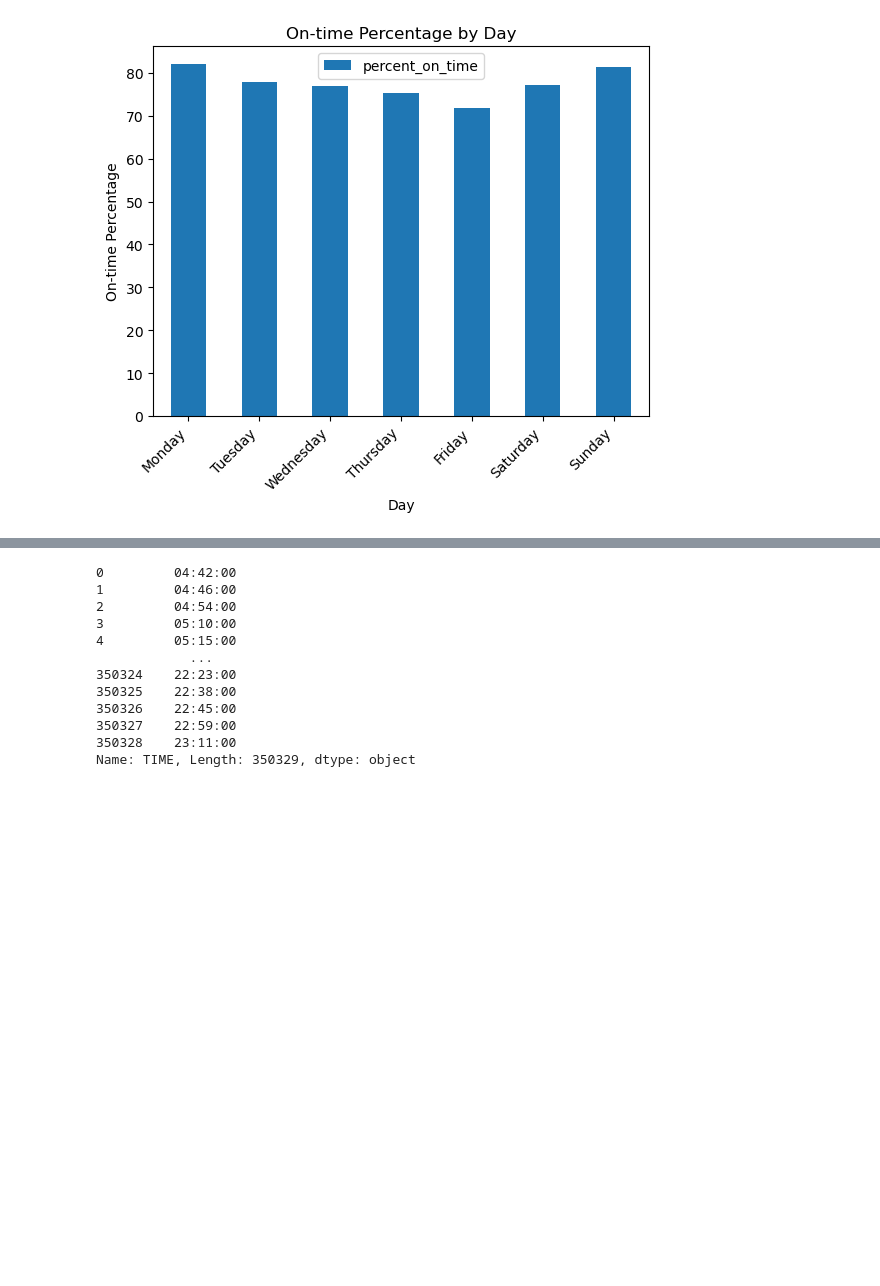
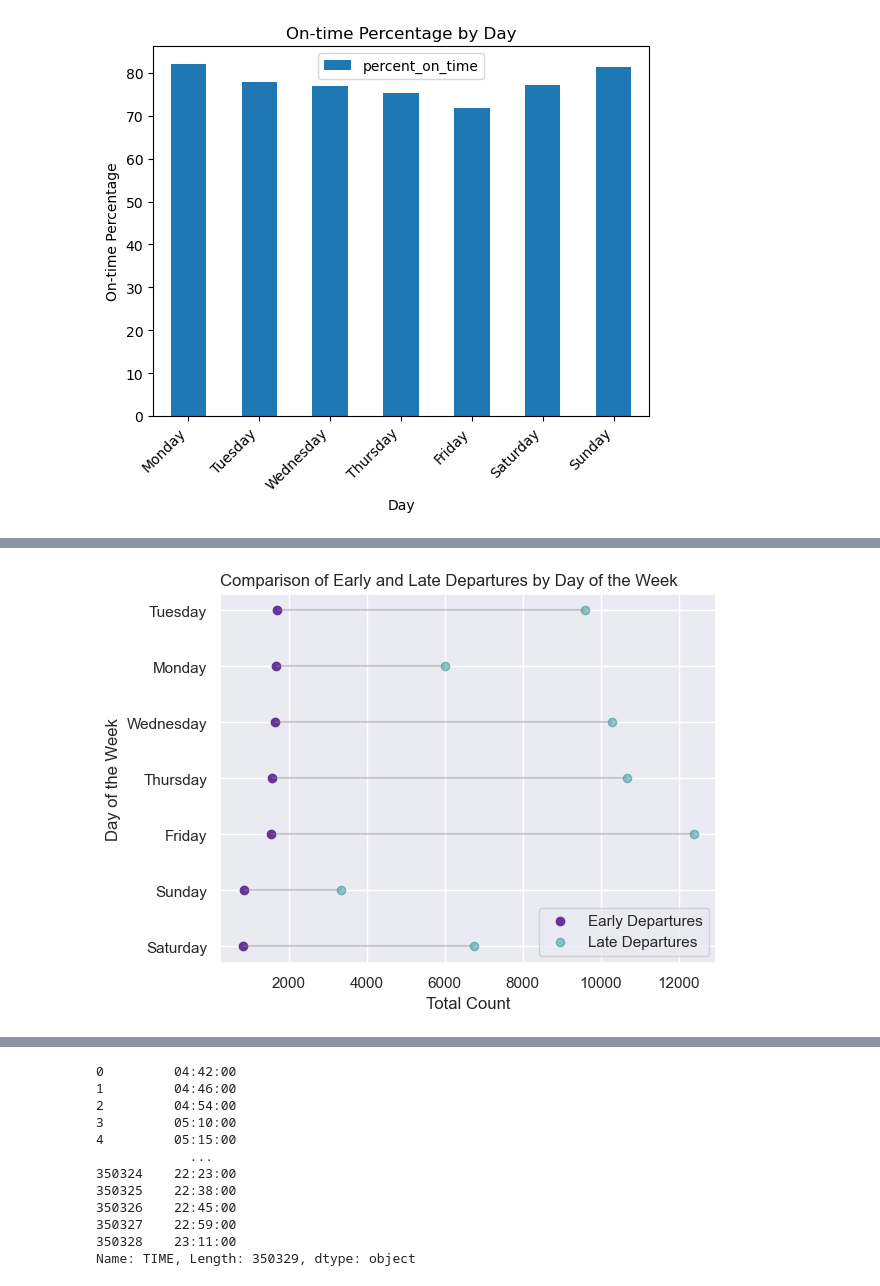
Before and after one commit to NSS-Data-Analytics-Cohort-12/wego-python-da12-pumpkin-py-latte, a Jupyter notebook: notebooks/WeGo_AimeeJohnson.ipynb, the cells around one changed output, grey strips where cells are left out. Saved outputs shown, nothing was run; the diff lists cells and outputs as text; code cells hidden in the pictures; blank space fills up the shorter version.

```diff
--- a/notebooks/WeGo_AimeeJohnson.ipynb
+++ b/notebooks/WeGo_AimeeJohnson.ipynb
@@ -304,3 +326,36 @@ merged_day_times = merged_day_times.sort_values('DAY')
+# %%
+#https://python-graph-gallery.com/184-lollipop-plot-with-2-groups/
+
+# libraries
+import numpy as np
+import pandas as pd
+import matplotlib.pyplot as plt
+
+# Create a dataframe
+#value1=np.random.uniform(size=20)
+#value2=value1+np.random.uniform(size=20)/4
+df = merged_day_times
+
+# Reorder it following the values of the first value:
+ordered_df = df.sort_values(by='ADJUSTED_EARLY_COUNT')
+my_range=range(1,len(df.index)+1)
+
+# The horizontal plot is made using the hline function
+plt.hlines(y=my_range, xmin=ordered_df['ADJUSTED_EARLY_COUNT'], xmax=ordered_df['ADJUSTED_LATE_COUNT'], color='grey', alpha=0.4)
+plt.scatter(ordered_df['ADJUSTED_EARLY_COUNT'], my_range, color='rebeccapurple', alpha=1, label='Early Departures')
+plt.scatter(ordered_df['ADJUSTED_LATE_COUNT'], my_range, color='teal', alpha=0.4 , label='Late Departures')
+plt.legend()
+
+# Add title and axis names
+plt.yticks(my_range, ordered_df['DAY'])
+plt.title("Comparison of Early and Late Departures by Day of the Week", loc='left')
+plt.xlabel('Total Count')
+plt.ylabel('Day of the Week')
+
+# Show the graph
+plt.show()
+# %% [output]
+[figure, added]
 # %%
 import seaborn as sns
 import matplotlib.pyplot as plt
```
Also changed, not shown: parts of 4 cells of this notebook.
